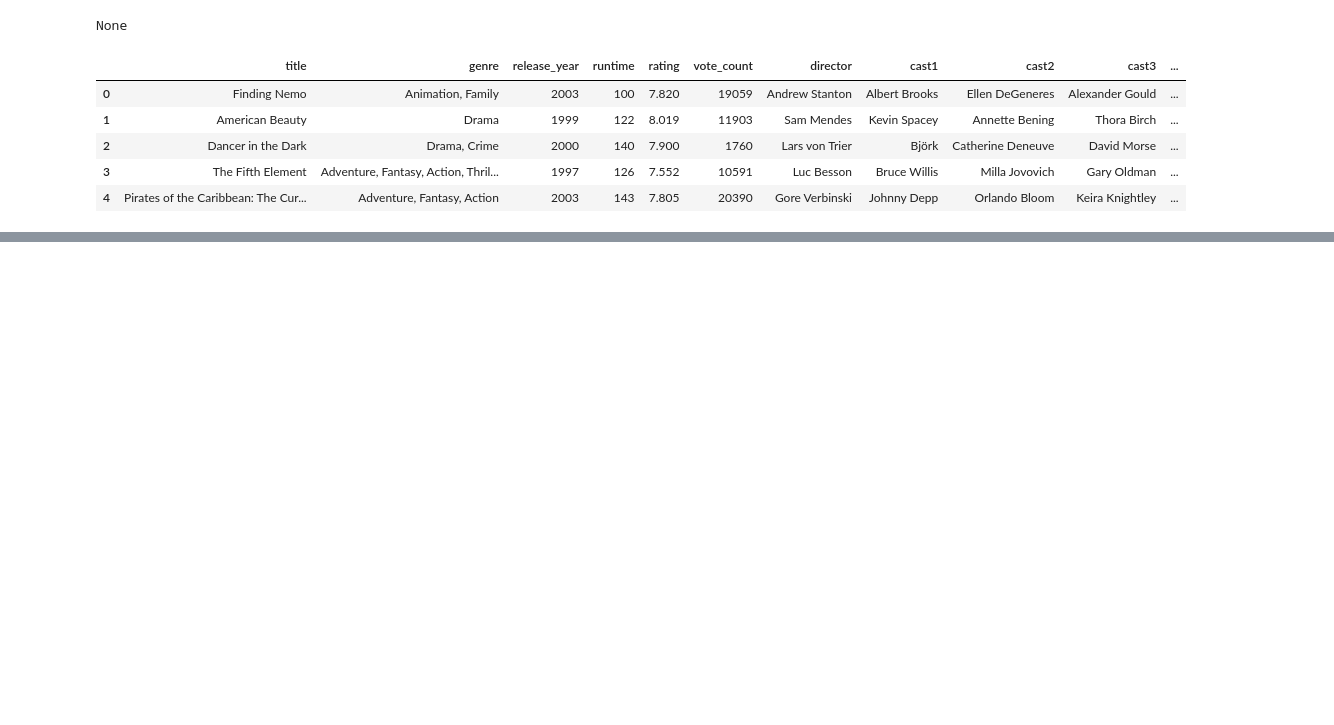
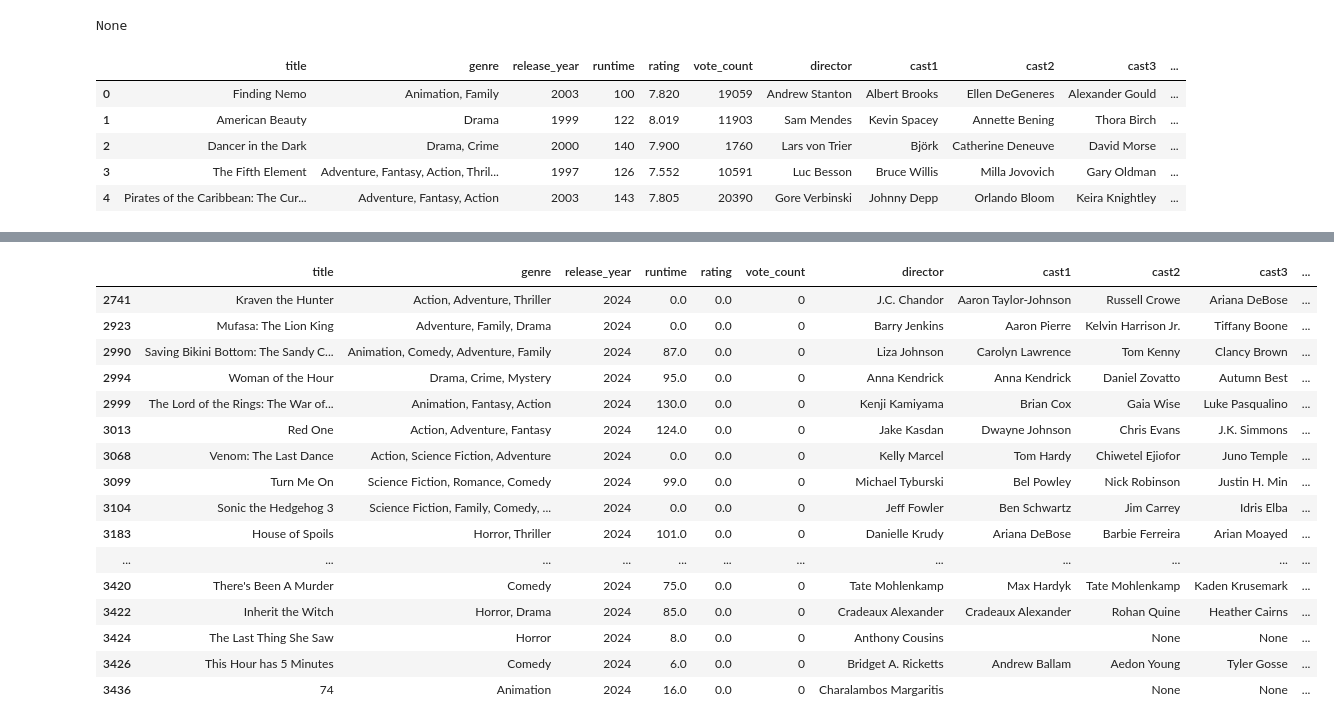
Before and after one commit to BramSunner/project-4-group-18, a Jupyter notebook: data_cleaning/data_cleaning.ipynb, the cells around one changed output, grey strips where cells are left out. Drawn from its saved outputs; the diff is of its cells as text; code cells hidden in the pictures; blank space fills up the shorter version.

```diff
--- a/data_cleaning/data_cleaning.ipynb
+++ b/data_cleaning/data_cleaning.ipynb
@@ -684,0 +649,5 @@ None
+# %%
+# Drop the missing genre movies... it's not that large of an amount and there's other missing data.
+concat_df.drop(concat_df.loc[concat_df['genre'] == '', :].index, inplace = True)
+
+concat_df.info()
@@ -684,0 +678,8 @@ None
+# %%
+# Get rid of row consisting of 1995.
+concat_df.drop(concat_df.loc[concat_df['genre'] == 1995, :].index, inplace = True)
+# %%
+# Get rid of movies coming out past the year 2024 that have been included.
+concat_df.drop(concat_df.loc[concat_df['release_year'] > 2024, :].index, inplace = True)
+
+concat_df.info()
@@ -684,0 +704,21 @@ None
+# %%
+# Movies with a rating of 0.
+concat_df.loc[concat_df['rating'] == 0, :]
+# %% [output]
+|  | title | genre | release_year | runtime | rating | vote_count | director | cast1 | cast2 | cast3 | ... |
+| 2741 | Kraven the Hunter | Action, Adventure, Thriller | 2024 | 0.0 | 0.0 | 0 | J.C. Chandor | Aaron Taylor-Johnson | Russell Crowe | Ariana DeBose | ... |
+| 2923 | Mufasa: The Lion King | Adventure, Family, Drama | 2024 | 0.0 | 0.0 | 0 | Barry Jenkins | Aaron Pierre | Kelvin Harrison Jr. | Tiffany Boone | ... |
+| 2990 | Saving Bikini Bottom: The Sandy C... | Animation, Comedy, Adventure, Family | 2024 | 87.0 | 0.0 | 0 | Liza Johnson | Carolyn Lawrence | Tom Kenny | Clancy Brown | ... |
+| 2994 | Woman of the Hour | Drama, Crime, Mystery | 2024 | 95.0 | 0.0 | 0 | Anna Kendrick | Anna Kendrick | Daniel Zovatto | Autumn Best | ... |
+| 2999 | The Lord of the Rings: The War of... | Animation, Fantasy, Action | 2024 | 130.0 | 0.0 | 0 | Kenji Kamiyama | Brian Cox | Gaia Wise | Luke Pasqualino | ... |
+| 3013 | Red One | Action, Adventure, Fantasy | 2024 | 124.0 | 0.0 | 0 | Jake Kasdan | Dwayne Johnson | Chris Evans | J.K. Simmons | ... |
+| 3068 | Venom: The Last Dance | Action, Science Fiction, Adventure | 2024 | 0.0 | 0.0 | 0 | Kelly Marcel | Tom Hardy | Chiwetel Ejiofor | Juno Temple | ... |
+| 3099 | Turn Me On | Science Fiction, Romance, Comedy | 2024 | 99.0 | 0.0 | 0 | Michael Tyburski | Bel Powley | Nick Robinson | Justin H. Min | ... |
+| 3104 | Sonic the Hedgehog 3 | Science Fiction, Family, Comedy, ... | 2024 | 0.0 | 0.0 | 0 | Jeff Fowler | Ben Schwartz | Jim Carrey | Idris Elba | ... |
+| 3183 | House of Spoils | Horror, Thriller | 2024 | 101.0 | 0.0 | 0 | Danielle Krudy | Ariana DeBose | Barbie Ferreira | Arian Moayed | ... |
+| ... | ... | ... | ... | ... | ... | ... | ... | ... | ... | ... | ... |
+| 3420 | There's Been A Murder | Comedy | 2024 | 75.0 | 0.0 | 0 | Tate Mohlenkamp | Max Hardyk | Tate Mohlenkamp | Kaden Krusemark | ... |
+| 3422 | Inherit the Witch | Horror, Drama | 2024 | 85.0 | 0.0 | 0 | Cradeaux Alexander | Cradeaux Alexander | Rohan Quine | Heather Cairns | ... |
+| 3424 | The Last Thing She Saw | Horror | 2024 | 8.0 | 0.0 | 0 | Anthony Cousins |  | None | None | ... |
+| 3426 | This Hour has 5 Minutes | Comedy | 2024 | 6.0 | 0.0 | 0 | Bridget A. Ricketts | Andrew Ballam | Aedon Young | Tyler Gosse | ... |
+| 3436 | 74 | Animation | 2024 | 16.0 | 0.0 | 0 | Charalambos Margaritis |  | None | None | ... |
```
Also changed, not shown: parts of 27 cells of this notebook, 1 other file.
